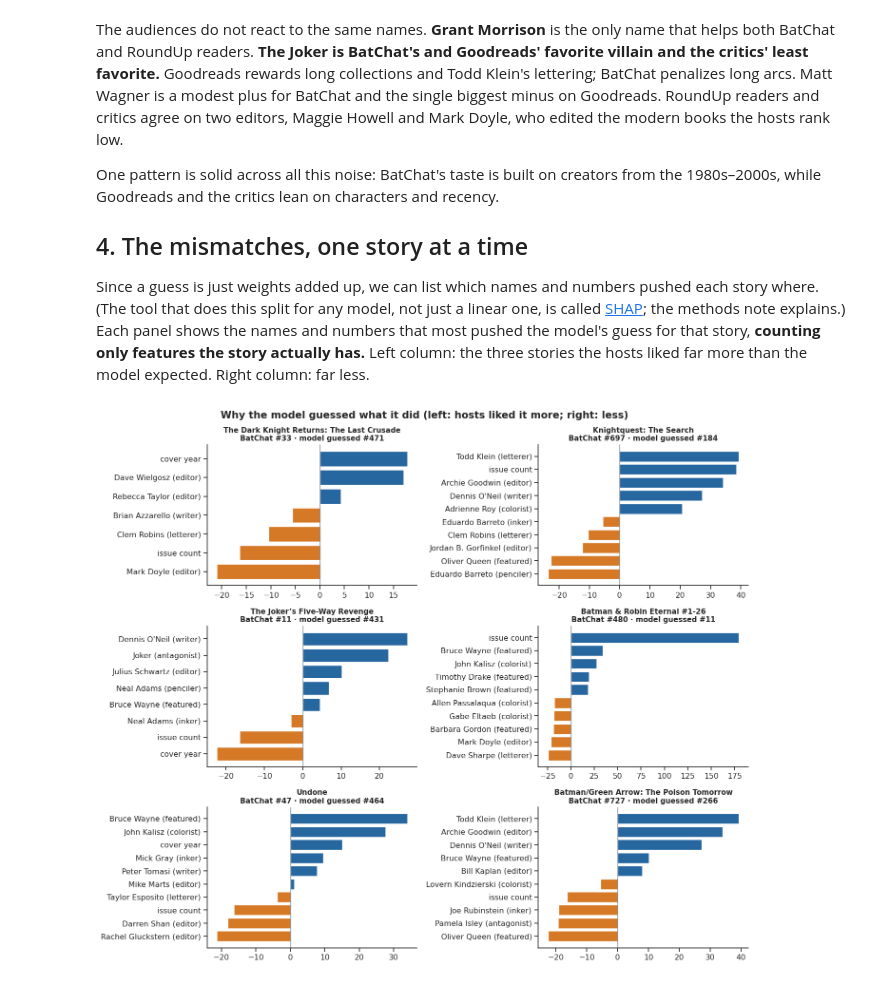
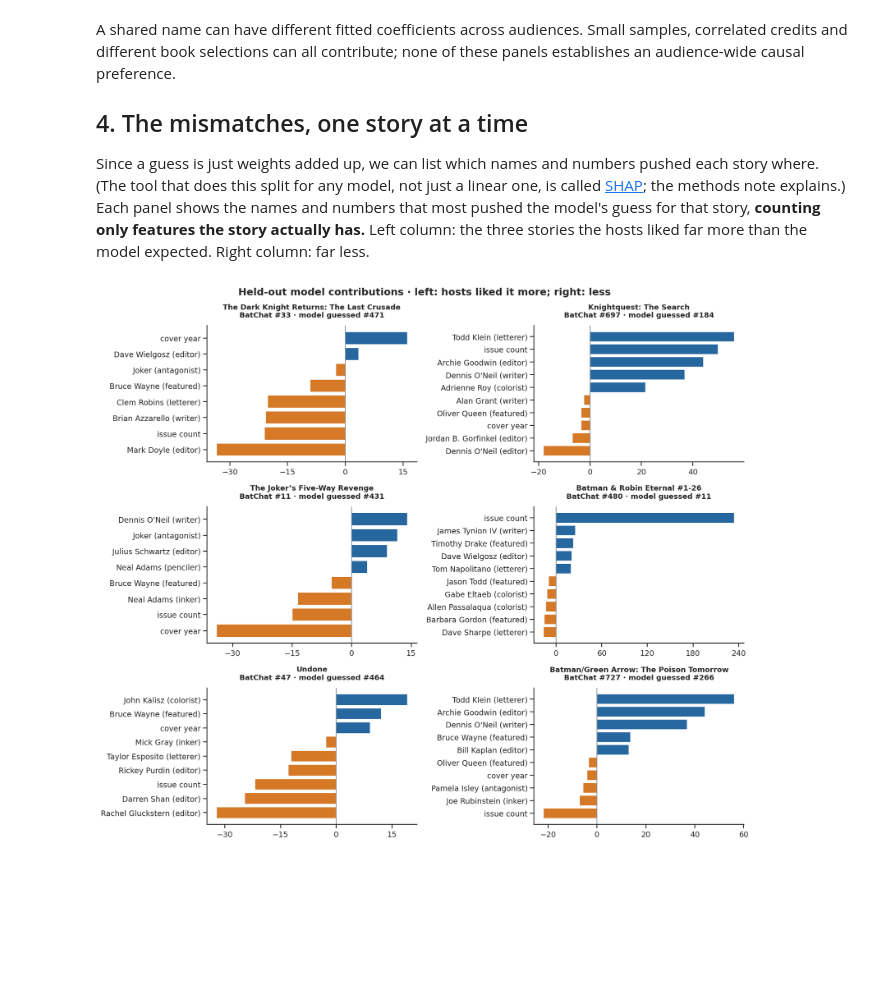
Before and after one commit to ddofer/BatRank, a Jupyter notebook: notebooks/5.0-batchat-what-drives-the-ranking.ipynb, the cells around one changed output. Drawn from its saved outputs; the diff is of its cells as text; code cells hidden in the pictures; blank space fills up the shorter version.

Commit message:
Revise EDA, add reranking case studies and supported held-out SHAP analysis

```diff
--- a/notebooks/5.0-batchat-what-drives-the-ranking.ipynb
+++ b/notebooks/5.0-batchat-what-drives-the-ranking.ipynb
@@ -115,9 +110,12 @@ def pretty(feature):
 
 
 def weights_of(fitted):
-    """Weight per pretty feature name. Characters that appear under two universe tags are merged."""
-    w = pd.Series(fitted[-1].coef_, index=fitted[0].get_feature_names_out()).rename(pretty)
-    return w.groupby(level=0).sum()
+    """Keep distinct continuity coefficients separate; only actual SHAP contributions are summed."""
+    labels = []
+    for feature in fitted[0].get_feature_names_out():
+        kind, _, value = feature.partition("__")
+        labels.append(pretty(feature) if kind in {"num", "format"} else f"{value} ({kind})")
+    return pd.Series(fitted[-1].coef_, index=labels)
 
 
 def weight_bars(ax, weights, n, faded=()):
@@ -126,3 +124,4 @@ def weight_bars(ax, weights, n, faded=()):
     colors = [GREY if name in faded else (BLUE if v > 0 else ORANGE) for name, v in top.items()]
     ax.barh(top.index, top, color=colors)
     ax.axvline(0, color=GREY, lw=1)
+    ax.xaxis.set_major_locator(MaxNLocator(5))
@@ -169,11 +168,13 @@ blocks = {
     "Characters": list(CAST),
 }
 held_out = np.empty(N)
+fold_models = []
 shuffle_cost, fold_weights = [], []
 rng = np.random.default_rng(0)
 for k, (train, test) in enumerate(folds):
     fitted = model().fit(X.iloc[train], y.iloc[train])
     held_out[test] = fitted.predict(X.iloc[test])
+    fold_models.append(fitted)
     fold_weights.append(weights_of(fitted).rename(k))
     base = mean_absolute_error(y.iloc[test], held_out[test])
     for block, cols in blocks.items():
@@ -320,36 +503,26 @@ plt.show()
 # %% [markdown]
-The audiences do not react to the same names. **Grant Morrison** is the only name that helps both BatChat and RoundUp readers. **The Joker is BatChat's and Goodreads' favorite villain and the critics' least favorite.** Goodreads rewards long collections and Todd Klein's lettering; BatChat penalizes long arcs. Matt Wagner is a modest plus for BatChat and the single biggest minus on Goodreads. RoundUp readers and critics agree on two editors, Maggie Howell and Mark Doyle, who edited the modern books the hosts rank low.
-
-One pattern is solid across all this noise: BatChat's taste is built on creators from the 1980s–2000s, while Goodreads and the critics lean on characters and recency.
+A shared name can have different fitted coefficients across audiences. Small samples, correlated credits and different book selections can all contribute; none of these panels establishes an audience-wide causal preference.
 
 ## 4. The mismatches, one story at a time
 
 Since a guess is just weights added up, we can list which names and numbers pushed each story where. (The tool that does this split for any model, not just a linear one, is called [SHAP](https://shap.readthedocs.io/); the methods note explains.) Each panel shows the names and numbers that most pushed the model's guess for that story, **counting only features the story actually has.** Left column: the three stories the hosts liked far more than the model expected. Right column: far less.
 # %%
-features = batchat_model[0].transform(X)
-features = features.toarray() if hasattr(features, "toarray") else features
-explainer = shap.LinearExplainer(batchat_model[-1], features)
-contrib = pd.DataFrame(
-    explainer.shap_values(features),
-    columns=batchat_model[0].get_feature_names_out(),
-    index=stories.title,
-)
-present = pd.DataFrame(features != 0, columns=contrib.columns, index=contrib.index)
-contrib = contrib.where(present, 0).rename(columns=pretty).T.groupby(level=0).sum().T
-
 surprise = pd.Series(y.to_numpy() - held_out, index=stories.title)
 picks = [*surprise.nlargest(3).index, *surprise.nsmallest(3).index]
+contrib = held_shap.where(presence, 0).copy()
+contrib.index = stories.title
+
 fig, axes = plt.subplots(3, 2, figsize=(14, 12))
 for ax, title in zip(axes.T.flat, picks):
     parts = contrib.loc[title]
     weight_bars(ax, parts[parts.abs() > 1], 5)
     rank = int(stories.loc[stories.title.eq(title), "rank"].iloc[0])
     guess = int(N - held_out[stories.title.eq(title)][0])
     ax.set_title(f"{title}\nBatChat #{rank} · model guessed #{guess}", fontsize=11)
 fig.suptitle(
-    "Why the model guessed what it did (left: hosts liked it more; right: less)", fontweight="bold"
+    "Held-out model contributions · left: hosts liked it more; right: less", fontweight="bold"
 )
 fig.tight_layout()
 plt.show()
 # %% [output]
-[figure, old version]
+[figure, new version]
```
Also changed, not shown: parts of 22 cells of this notebook, 25 other files.
